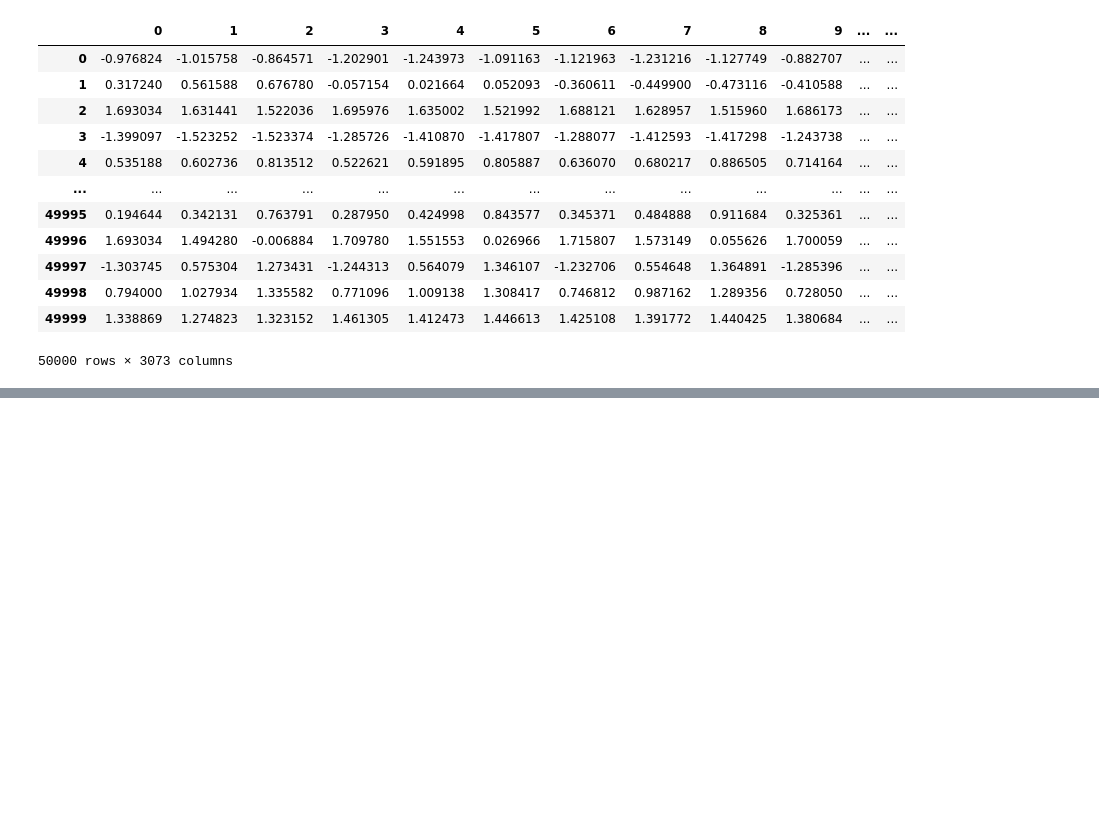
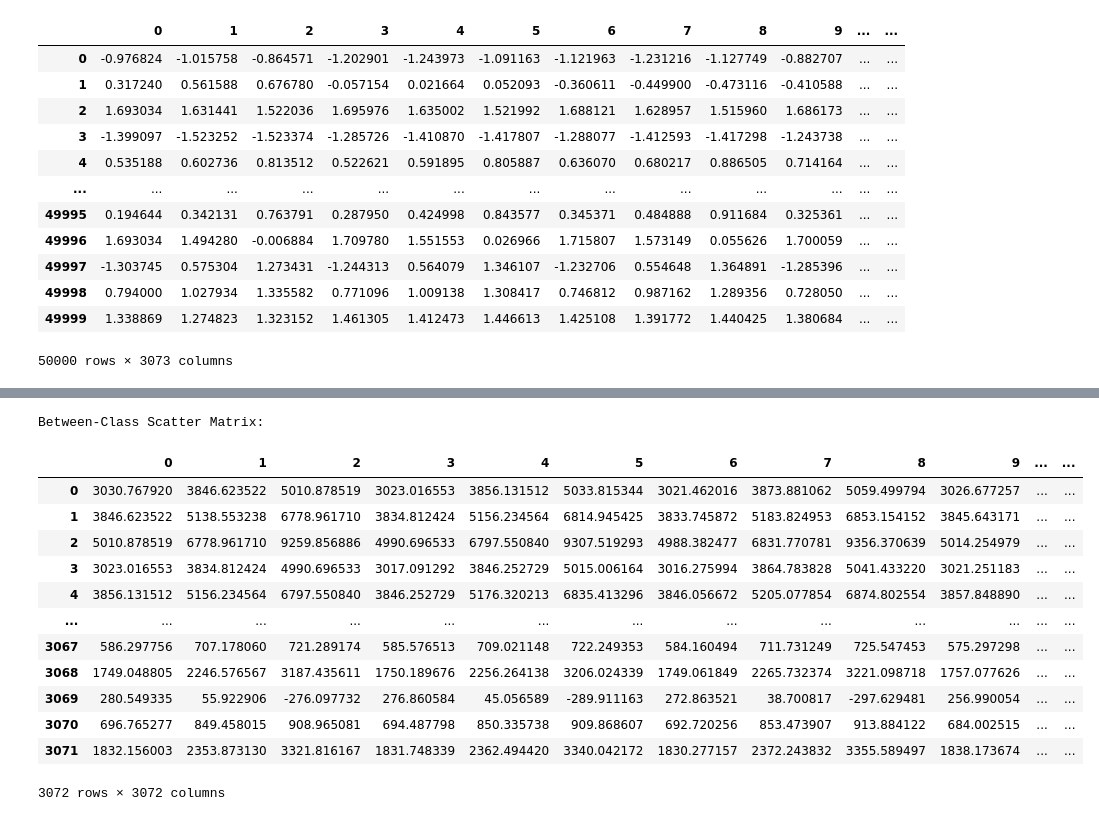
Before and after one commit to karanziie1990/PRML-24_Project, a Jupyter notebook: LDA.ipynb, the cells around one changed output, grey strips where cells are left out. Cells and saved outputs as stored; diff of their text form; code cells hidden in the pictures; blank space fills up the shorter version.

```diff
--- a/LDA.ipynb
+++ b/LDA.ipynb
@@ -153,0 +243,51 @@ Shape of Airplane DataFrame: (5000, 3073)
+# %%
+def S_b(class_dataframes, class_means):
+    """
+    Calculates the between-class scatter matrix.
+
+    Args:
+        class_dataframes (dict): A dictionary where keys are class labels and values are DataFrames containing data for each class.
+        class_means (dict): A dictionary where keys are class labels and values are Series containing the mean of each column.
+
+    Returns:
+        pandas.DataFrame: The between-class scatter matrix.
+    """
+    # Calculate the overall mean of all classes
+    overall_mean = pd.concat(class_dataframes.values()).drop('Label', axis=1).mean()
+
+    # Initialize an empty DataFrame to store the between-class scatter matrix
+    scatter_matrix = pd.DataFrame(np.zeros((class_dataframes[0].shape[1]-1, class_dataframes[0].shape[1]-1)))
+
+    for class_label, df in class_dataframes.items():
+        # Calculate the mean difference (mean vector - overall mean)
+        mean_diff = class_means[class_label] - overall_mean
+
+        # Multiply the outer product of the mean difference by the number of samples in the class
+        scaled_outer_product = np.outer(mean_diff, mean_diff) * df.shape[0]
+
+        # Add the scaled outer product to the scatter matrix
+        scatter_matrix += scaled_outer_product
+
+    return scatter_matrix
+
+# Example usage:
+# Assuming class_dataframes is your dictionary of class DataFrames
+# and class_means is your dictionary of class means
+between_class_scatter_matrix = S_b(class_dataframes, class_means)
+print("Between-Class Scatter Matrix:")
+between_class_scatter_matrix
+# %% [output]
+Between-Class Scatter Matrix:
+|  | 0 | 1 | 2 | 3 | 4 | 5 | 6 | 7 | 8 | 9 | ... | ... |
+| 0 | 3030.767920 | 3846.623522 | 5010.878519 | 3023.016553 | 3856.131512 | 5033.815344 | 3021.462016 | 3873.881062 | 5059.499794 | 3026.677257 | ... | ... |
+| 1 | 3846.623522 | 5138.553238 | 6778.961710 | 3834.812424 | 5156.234564 | 6814.945425 | 3833.745872 | 5183.824953 | 6853.154152 | 3845.643171 | ... | ... |
+| 2 | 5010.878519 | 6778.961710 | 9259.856886 | 4990.696533 | 6797.550840 | 9307.519293 | 4988.382477 | 6831.770781 | 9356.370639 | 5014.254979 | ... | ... |
+| 3 | 3023.016553 | 3834.812424 | 4990.696533 | 3017.091292 | 3846.252729 | 5015.006164 | 3016.275994 | 3864.783828 | 5041.433220 | 3021.251183 | ... | ... |
+| 4 | 3856.131512 | 5156.234564 | 6797.550840 | 3846.252729 | 5176.320213 | 6835.413296 | 3846.056672 | 5205.077854 | 6874.802554 | 3857.848890 | ... | ... |
+| ... | ... | ... | ... | ... | ... | ... | ... | ... | ... | ... | ... | ... |
+| 3067 | 586.297756 | 707.178060 | 721.289174 | 585.576513 | 709.021148 | 722.249353 | 584.160494 | 711.731249 | 725.547453 | 575.297298 | ... | ... |
+| 3068 | 1749.048805 | 2246.576567 | 3187.435611 | 1750.189676 | 2256.264138 | 3206.024339 | 1749.061849 | 2265.732374 | 3221.098718 | 1757.077626 | ... | ... |
+| 3069 | 280.549335 | 55.922906 | -276.097732 | 276.860584 | 45.056589 | -289.911163 | 272.863521 | 38.700817 | -297.629481 | 256.990054 | ... | ... |
+| 3070 | 696.765277 | 849.458015 | 908.965081 | 694.487798 | 850.335738 | 909.868607 | 692.720256 | 853.473907 | 913.884122 | 684.002515 | ... | ... |
+| 3071 | 1832.156003 | 2353.873130 | 3321.816167 | 1831.748339 | 2362.494420 | 3340.042172 | 1830.277157 | 2372.243832 | 3355.589497 | 1838.173674 | ... | ... |
+3072 rows × 3072 columns
```
Also changed, not shown: parts of 3 cells of this notebook.
